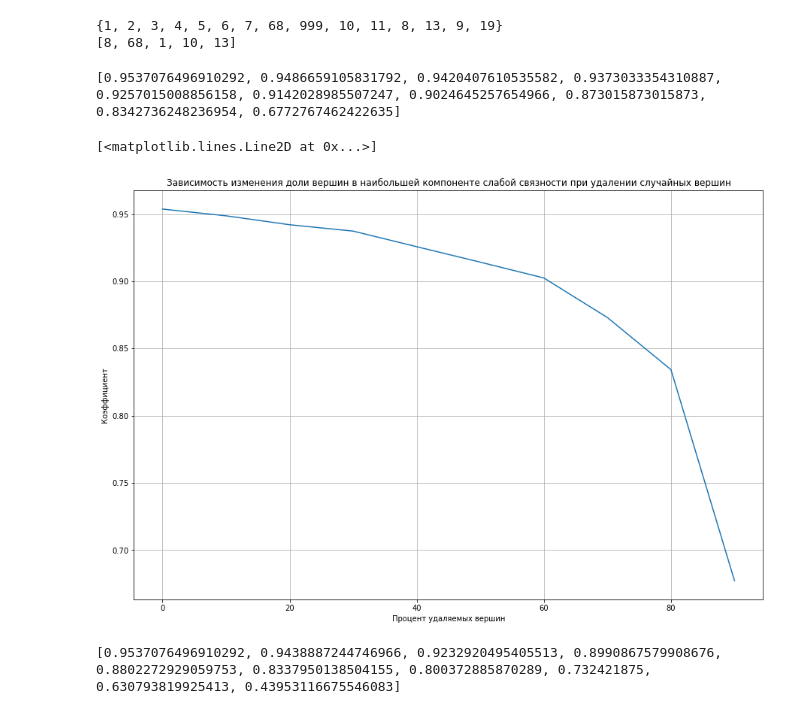
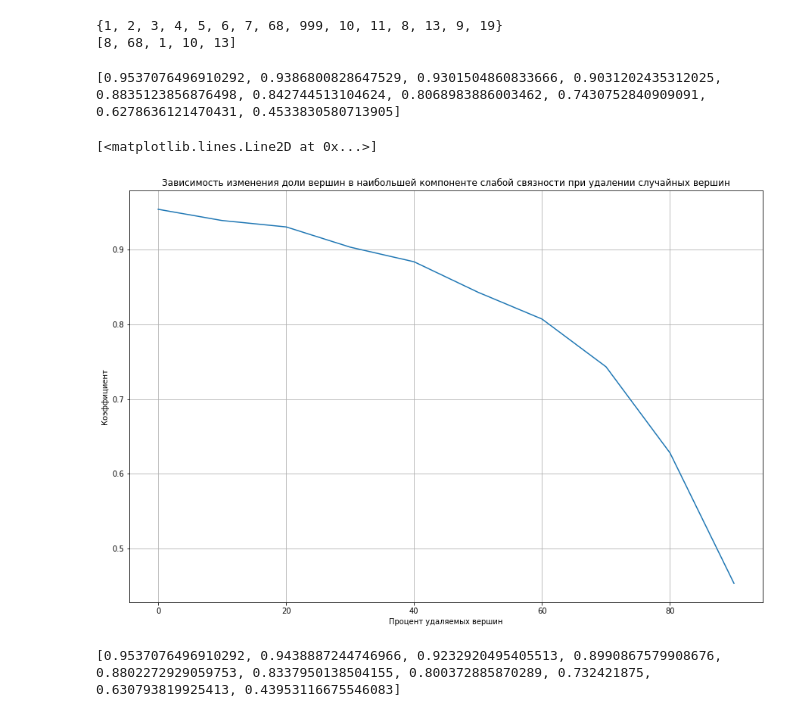
Before and after one commit to imalinowski/FiniteGraphs, a Jupyter notebook: graphs.ipynb, the cells around one changed output. Saved outputs shown, nothing was run; the diff lists cells and outputs as text; code cells hidden in the pictures.

Commit message:
Remove 'left' variable

```diff
--- a/graphs.ipynb
+++ b/graphs.ipynb
@@ -623,36 +623,34 @@ max_component_test_after_delete = set(max_component_test) - set(nodes_to_delete_
 # %%
 nodes_astro = set([*df_astro["u"].unique(), *df_astro["v"].unique()])
 nodes_astro_len = len(nodes_astro)
 node_proportions = []
 for i in range(0,100, 10):
     number = round(nodes_astro_len*i*0.01)
     nodes_to_delete_astro = random.sample(list(nodes_astro), k=number)
 
     nodes_to_delete_astro_df = pd.DataFrame(nodes_to_delete_astro)
     df_astro_after_delete = df_astro[~df_astro.u.isin(nodes_to_delete_astro)]
     df_astro_after_delete = df_astro_after_delete[~df_astro_after_delete.v.isin(nodes_to_delete_astro)]
     graph_edges_astro_after_delete = [edge for edge in df_astro_after_delete.values]
 
-    left = len(set([*df_astro_after_delete["u"].unique(), *df_astro_after_delete["v"].unique()]))
-
     graph_components_astro_after_delete = find_components(graph_edges_astro_after_delete)
     new_max_component_astro = max(graph_components_astro_after_delete, key=lambda i: len(i))
-    proportion = len(set(new_max_component_astro) - set(nodes_to_delete_astro))/(left)
+    proportion = len(set(new_max_component_astro) - set(nodes_to_delete_astro))/(nodes_astro_len-number)
     node_proportions.append(proportion)
 
 
 print(node_proportions)
 plt.figure(figsize=(15, 10))
 plt.title("Зависимость изменения доли вершин в наибольшей компоненте слабой связности при удалении случайных вершин")
 plt.xlabel("Процент удаляемых вершин")
 plt.ylabel("Коэффициент")
 plt.grid()
 node_numbers_to_delete = [i for i in range(0,100,10)]
 plt.plot(node_numbers_to_delete, node_proportions)
 # %% [output]
-[0.9537076496910292, 0.9486659105831792, 0.9420407610535582, 0.9373033354310887, 0.9257015008856158, 0.9142028985507247, 0.9024645257654966, 0.873015873015873, 0.8342736248236954, 0.6772767462422635]
+[0.9537076496910292, 0.9386800828647529, 0.9301504860833666, 0.9031202435312025, 0.8835123856876498, 0.842744513104624, 0.8068983886003462, 0.7430752840909091, 0.6278636121470431, 0.4533830580713905]
 [<matplotlib.lines.Line2D at 0x...>]
-[figure, old version]
+[figure, new version]
 # %%
 print(node_proportions)
 plt.figure(figsize=(15, 10))
```
Also changed, not shown: parts of 27 cells of this notebook.
